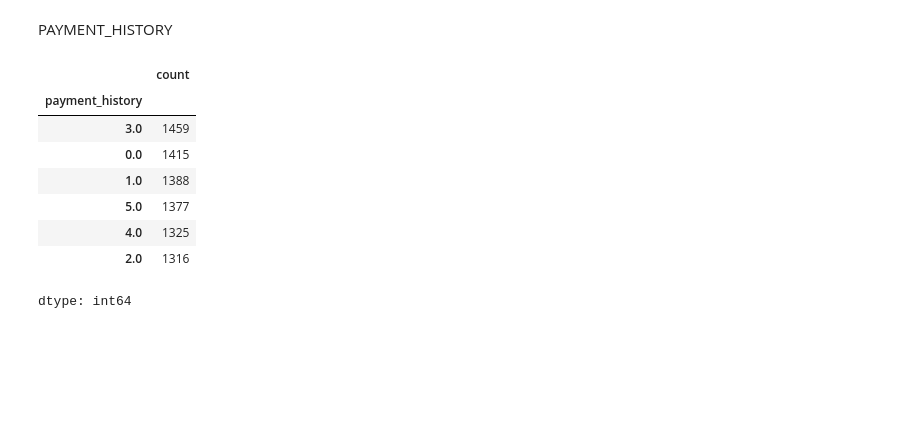
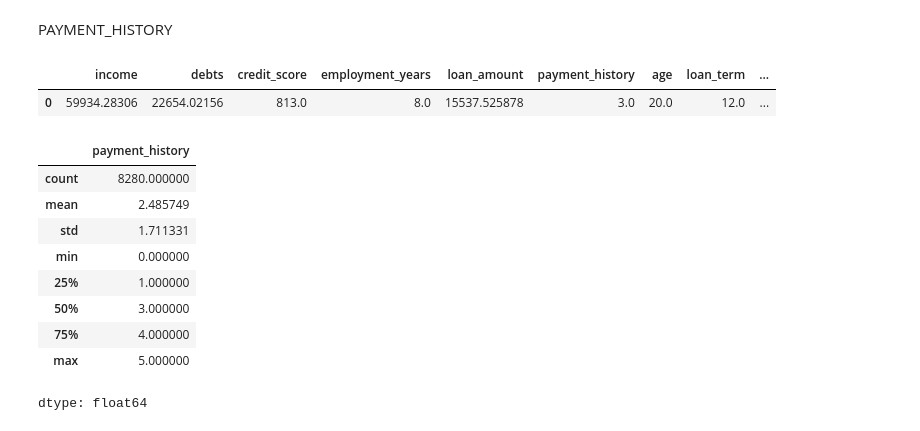
Before and after one commit to saaaaaaaaaaaaaad56/creditworthiness, a Jupyter notebook: over_view.ipynb, the cells around one changed output. Drawn from its saved outputs; the diff is of its cells as text; code cells hidden in the pictures; blank space fills up the shorter version.

```diff
--- a/over_view.ipynb
+++ b/over_view.ipynb
@@ -332,15 +336,21 @@ sns.boxplot(x=df['creditworthy'],y=df['loan_amount'],hue=df['creditworthy'])
 [figure]
 # %% [markdown]
 PAYMENT_HISTORY
+# %%
+df.head(1)
+# %% [output]
+|  | income | debts | credit_score | employment_years | loan_amount | payment_history | age | loan_term | ... |
+| 0 | 59934.28306 | 22654.02156 | 813.0 | 8.0 | 15537.525878 | 3.0 | 20.0 | 12.0 | ... |
 # %%
-df['payment_history'].value_counts()
+df['payment_history'].describe()
 # %% [output]
-|  | count |
-| payment_history |  |
-| 3.0 | 1459 |
-| 0.0 | 1415 |
-| 1.0 | 1388 |
-| 5.0 | 1377 |
-| 4.0 | 1325 |
-| 2.0 | 1316 |
+|  | payment_history |
+| count | 8280.000000 |
+| mean | 2.485749 |
+| std | 1.711331 |
+| min | 0.000000 |
+| 25% | 1.000000 |
+| 50% | 3.000000 |
+| 75% | 4.000000 |
+| max | 5.000000 |
-dtype: int64
+dtype: float64
```
Also changed, not shown: parts of 21 cells of this notebook.
